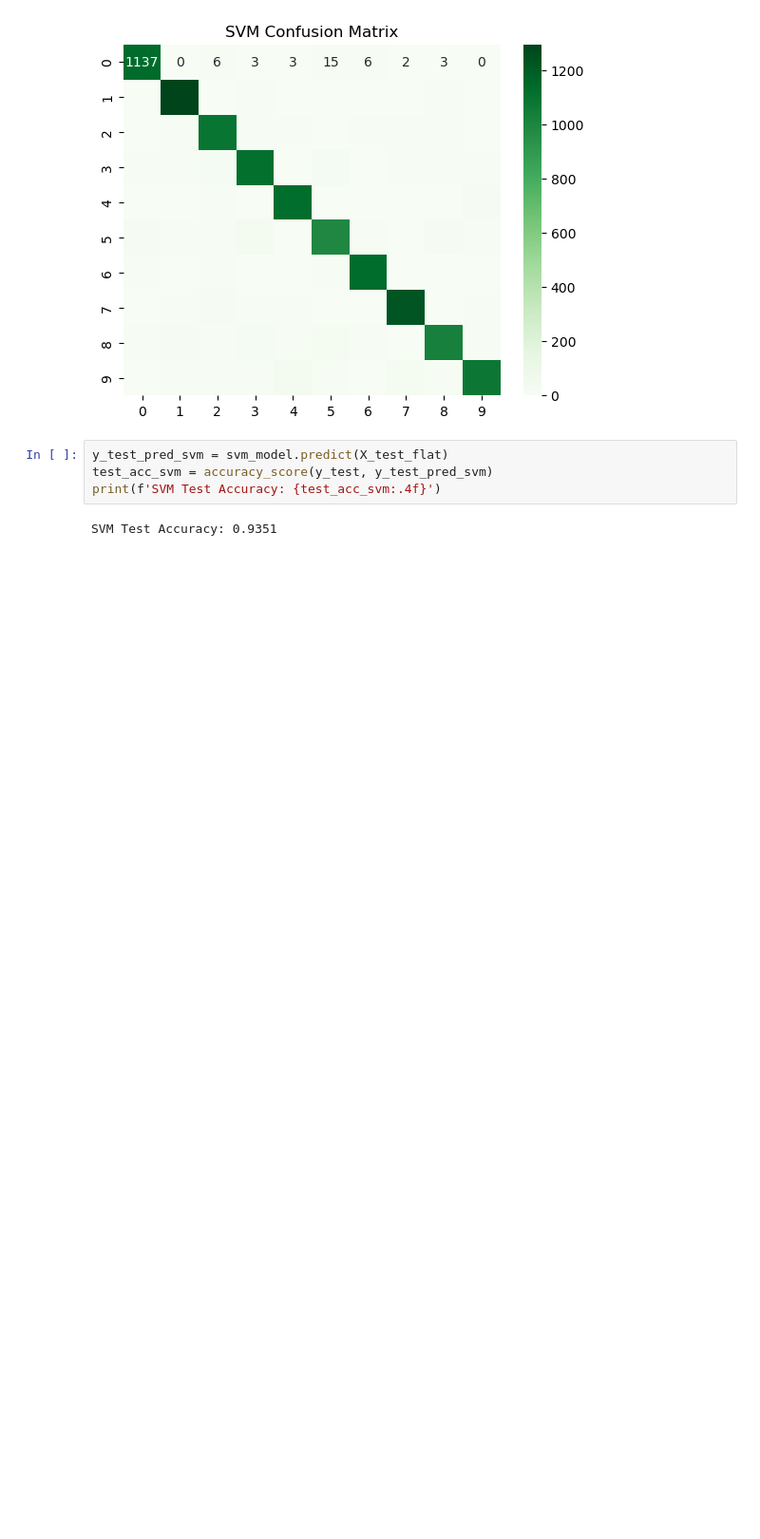
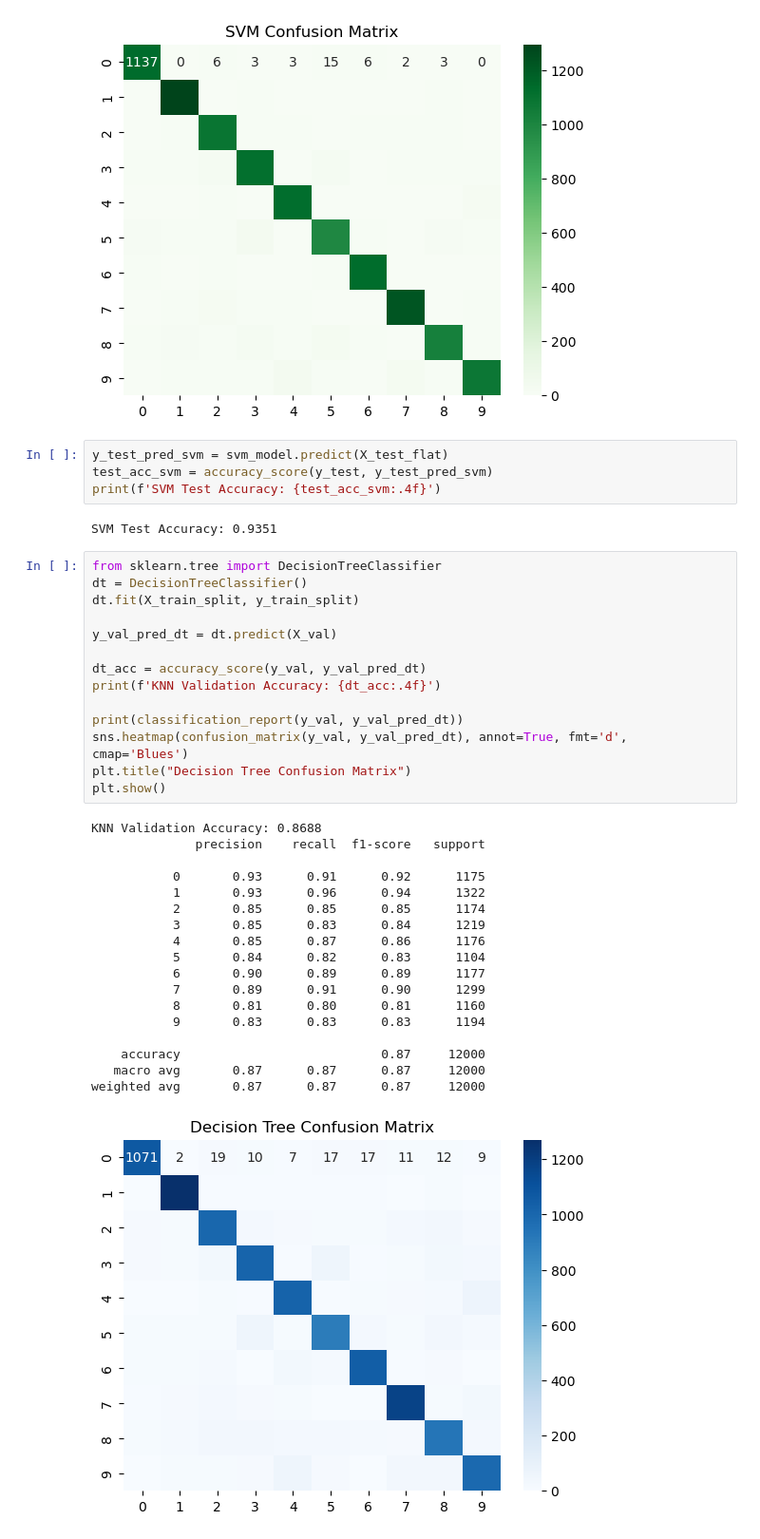
Before and after one commit to sathvik8317/HandwrittenDigitRecognizer, a Jupyter notebook: mnist-digit-recognizer.ipynb, the cells around one changed output. Shown: that part at 95% size. Drawn from its saved outputs; the diff is of its cells as text; blank space fills up the shorter version.

```diff
--- a/mnist-digit-recognizer.ipynb
+++ b/mnist-digit-recognizer.ipynb
@@ -137,3 +161,36 @@ test_acc_svm = accuracy_score(y_test, y_test_pred_svm)
 print(f'SVM Test Accuracy: {test_acc_svm:.4f}')
 # %% [output]
 SVM Test Accuracy: 0.9351
+# %%
+from sklearn.tree import DecisionTreeClassifier
+dt = DecisionTreeClassifier()
+dt.fit(X_train_split, y_train_split)
+
+y_val_pred_dt = dt.predict(X_val)
+
+dt_acc = accuracy_score(y_val, y_val_pred_dt)
+print(f'KNN Validation Accuracy: {dt_acc:.4f}')
+
+print(classification_report(y_val, y_val_pred_dt))
+sns.heatmap(confusion_matrix(y_val, y_val_pred_dt), annot=True, fmt='d', cmap='Blues')
+plt.title("Decision Tree Confusion Matrix")
+plt.show()
+# %% [output]
+KNN Validation Accuracy: 0.8688
+              precision    recall  f1-score   support
+
+           0       0.93      0.91      0.92      1175
+           1       0.93      0.96      0.94      1322
+           2       0.85      0.85      0.85      1174
+           3       0.85      0.83      0.84      1219
+           4       0.85      0.87      0.86      1176
+           5       0.84      0.82      0.83      1104
+           6       0.90      0.89      0.89      1177
+           7       0.89      0.91      0.90      1299
+           8       0.81      0.80      0.81      1160
+           9       0.83      0.83      0.83      1194
+
+    accuracy                           0.87     12000
+   macro avg       0.87      0.87      0.87     12000
+weighted avg       0.87      0.87      0.87     12000
+[figure, added]
```
Also changed, not shown: parts of 6 cells of this notebook.
